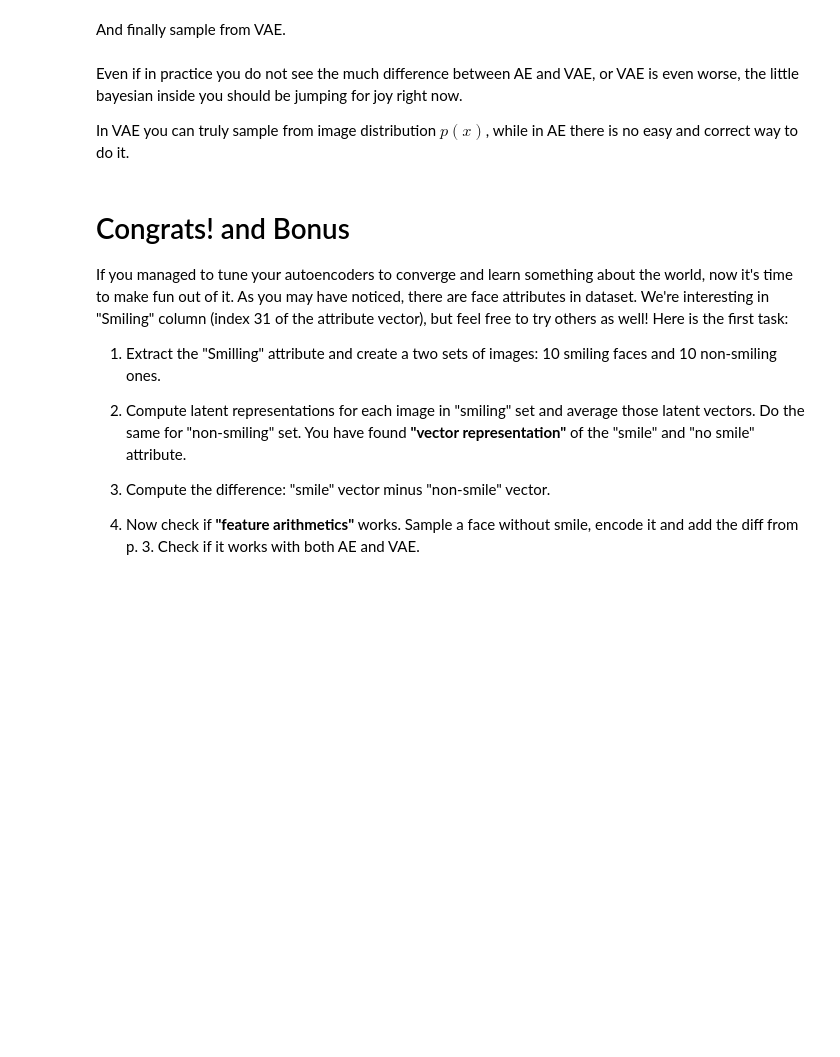
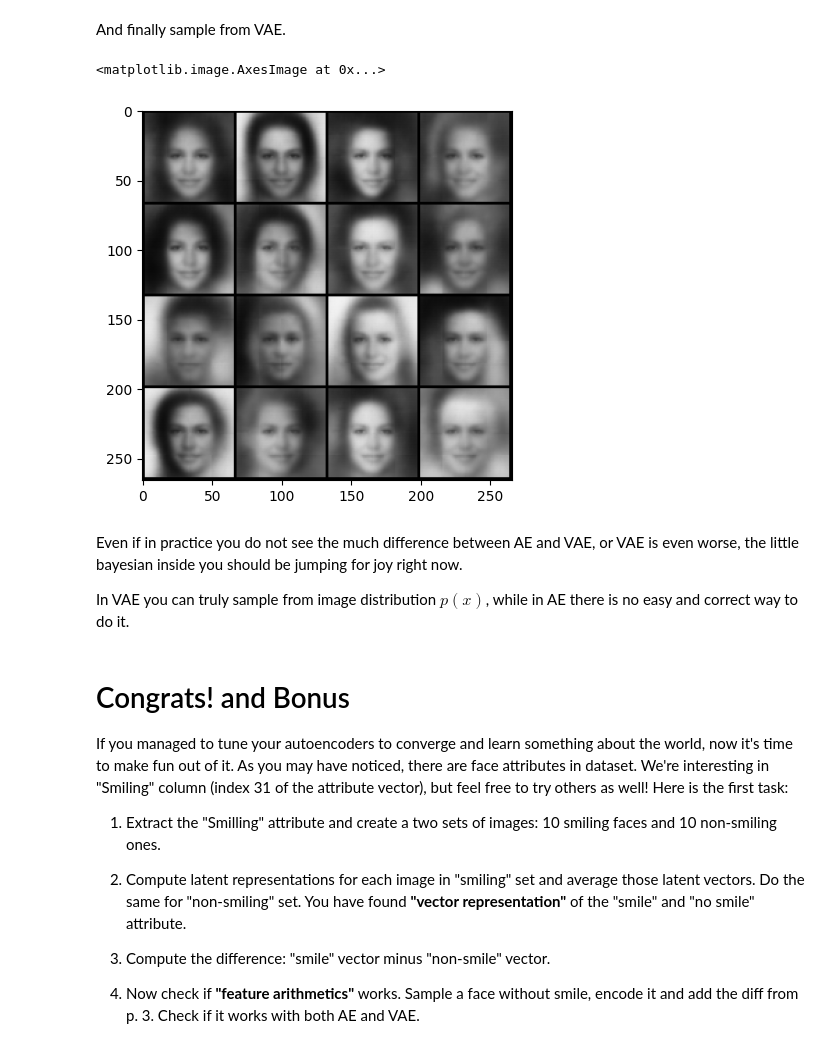
Before and after one commit to Aphelack/deep_vision_and_graphics, a Jupyter notebook: homework03/homework-part2-vae.ipynb, the cells around one changed output. Cells and saved outputs as stored; diff of their text form; code cells hidden in the pictures; blank space fills up the shorter version.

```diff
--- a/homework03/homework-part2-vae.ipynb
+++ b/homework03/homework-part2-vae.ipynb
@@ -792,12 +770,15 @@ And finally sample from VAE.
 # %%
 #!L
 # TODO
 # Sample some images from the learned distribution
 # 1) Sample z ~ N(0,1)
 # 2) Sample from N(decoder_mu(z), decoder_sigma(z))
 
-sample = vae.generate(16)
+sample = vae.generate(16, device=device)
 plt.imshow(make_grid(reconstruction.cpu(), nrow=4).permute(1, 2, 0))
+# %% [output]
+<matplotlib.image.AxesImage at 0x...>
+[figure, added]
 # %% [markdown]
 Even if in practice you do not see the much difference between AE and VAE, or VAE is even worse, the little bayesian inside you should be jumping for joy right now.
 
```
Also changed, not shown: parts of 12 cells of this notebook.
